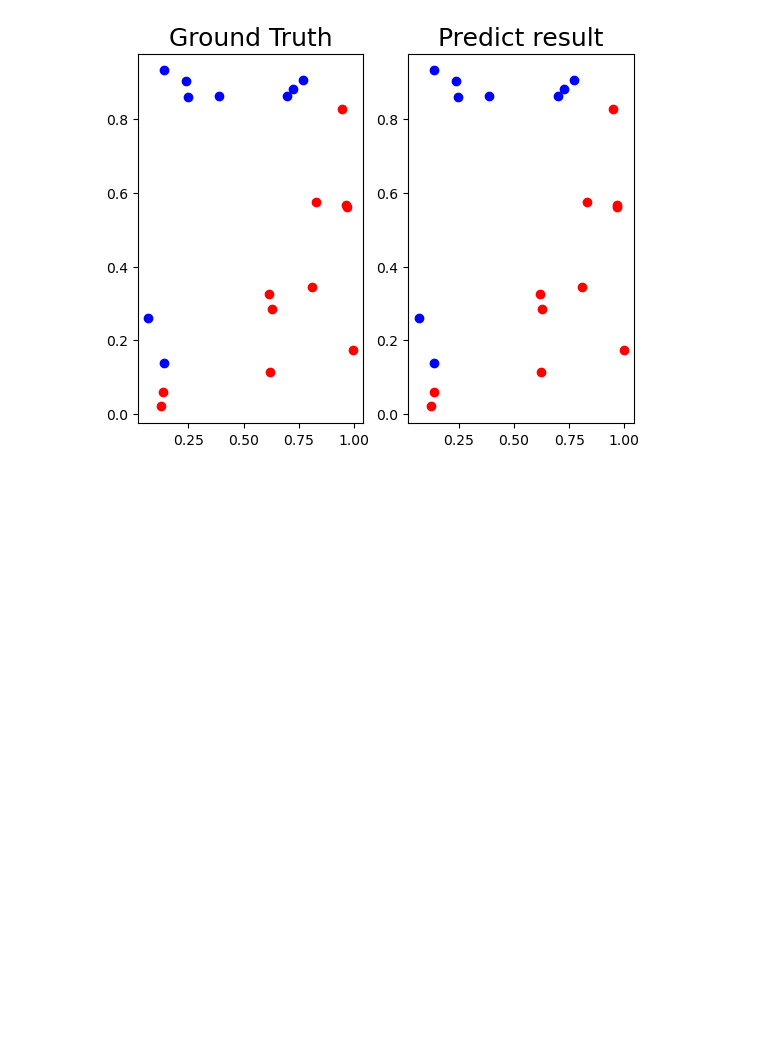
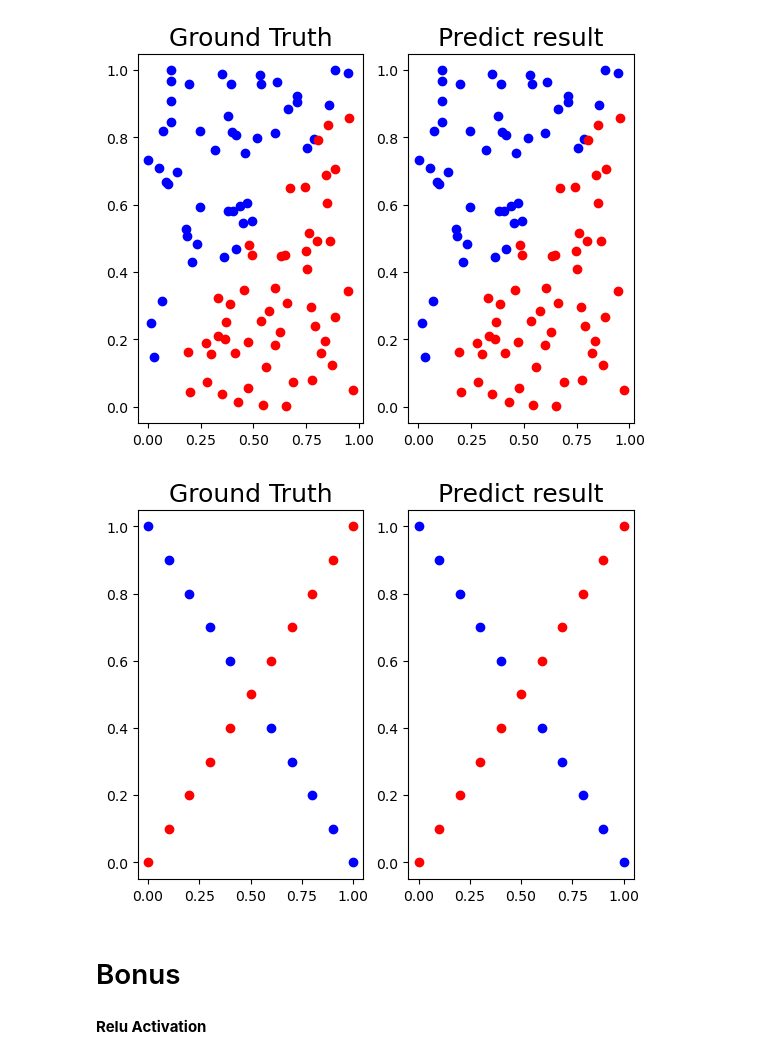
Before and after one commit to Kailiao0727/DL_lab, a Jupyter notebook: lab1/src.ipynb, the cells around one changed output. Cells and saved outputs as stored; diff of their text form; code cells hidden in the pictures; blank space fills up the shorter version.

```diff
--- a/lab1/src.ipynb
+++ b/lab1/src.ipynb
@@ -253,0 +214,6 @@ def predict(X, y, model):
+# %%
+X1, y1 = generate_linear(n=100)
+X1, y1 = X1.T, y1.T
+X2, y2 =  generat_XOR_easy()
+X2, y2 = X2.T, y2.T
+X1.shape, y1.shape
@@ -254,3 +245,3 @@ def predict(X, y, model):
 # %%
-pred_train = predict(X1_test, y1_test, model)
+pred_train = predict(X1, y1, model)
 # %% [output]
@@ -258,4 +264,0 @@ Accuracy: 1.0000000000000002
-# %%
-pred_train = pred_train.reshape(20,)
-y1_test = y1_test.reshape(20,)
-pred_train.shape
@@ -287,0 +288,2 @@ X1_test.T.shape, X1_test.T
+# %%
+pred_train2 = predict(X2, y2, model)
@@ -288,4 +308,10 @@ X1_test.T.shape, X1_test.T
 # %%
-show_result(X1_test.T, y1_test, pred_train)
+show_result(X1.T, y1.T, pred_train.T)
+show_result(X2.T, y2.T, pred_train2.T)
 # %% [output]
-[figure, old version]
+[figure, new version]
+[figure, added]
+# %% [markdown]
+# Bonus
+# %% [markdown]
+**Relu Activation**
```
Also changed, not shown: parts of 34 cells of this notebook.
